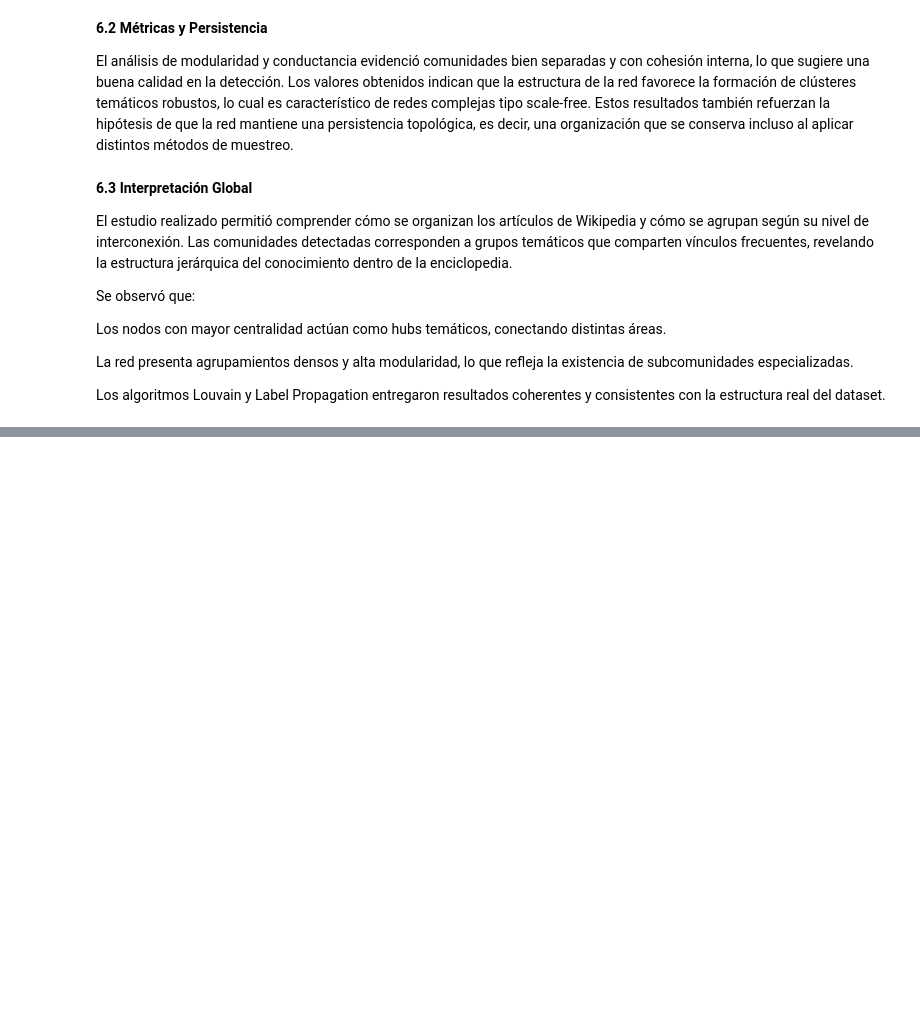
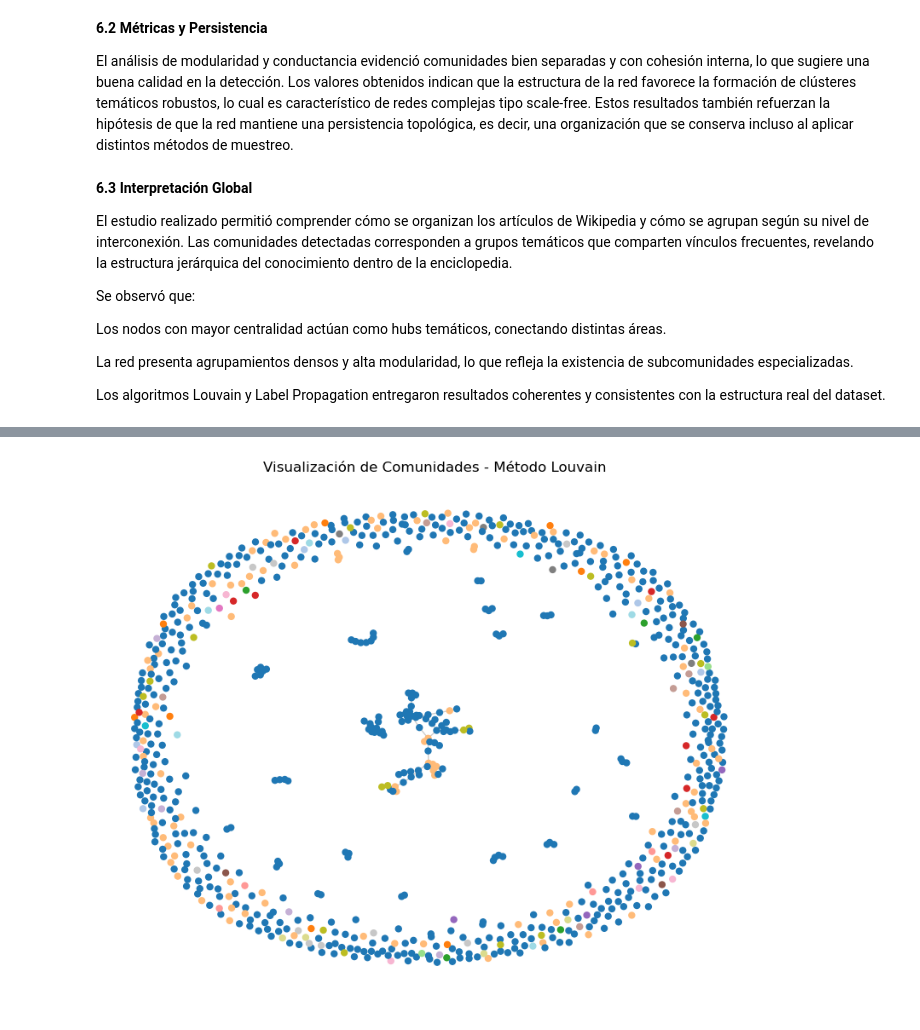
Before and after one commit to mrmiguel564/Proyecto-redes, a Jupyter notebook: community_analysis_study.ipynb, the cells around one changed output, grey strips where cells are left out. Saved outputs shown, nothing was run; the diff lists cells and outputs as text; code cells hidden in the pictures; blank space fills up the shorter version.

```diff
--- a/community_analysis_study.ipynb
+++ b/community_analysis_study.ipynb
@@ -1033,0 +1142,23 @@ Los algoritmos Louvain y Label Propagation entregaron resultados coherentes y co
+# %%
+
+# ==============================================
+# VISUALIZACIÓN GLOBAL DE COMUNIDADES (LOUVAIN)
+# ==============================================
+
+
+# Seleccionar subgrafo para visualización
+sample_nodes = list(np.random.choice(G_ref.nodes(), 800, replace=False))
+G_sub = G_ref.subgraph(sample_nodes)
+
+# Colores según comunidad
+colors = [partition[n] for n in G_sub.nodes()]
+
+plt.figure(figsize=(10, 8))
+pos = nx.spring_layout(G_sub, seed=42)
+nx.draw_networkx_nodes(G_sub, pos, node_size=25, node_color=colors, cmap='tab20')
+nx.draw_networkx_edges(G_sub, pos, alpha=0.2)
+plt.title("Visualización de Comunidades - Método Louvain", fontsize=12)
+plt.axis("off")
+plt.show()
+# %% [output]
+[figure, added]
```
Also changed, not shown: parts of 25 cells of this notebook.
